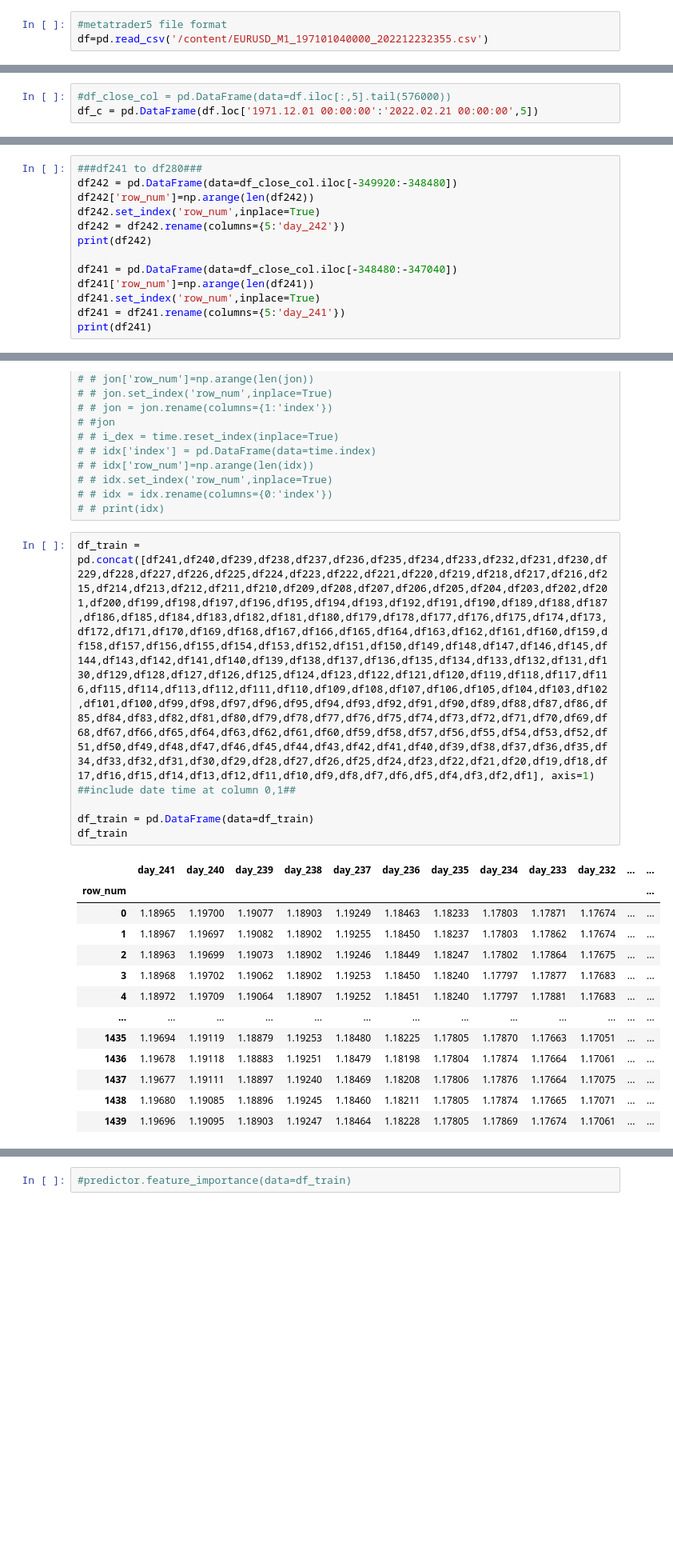
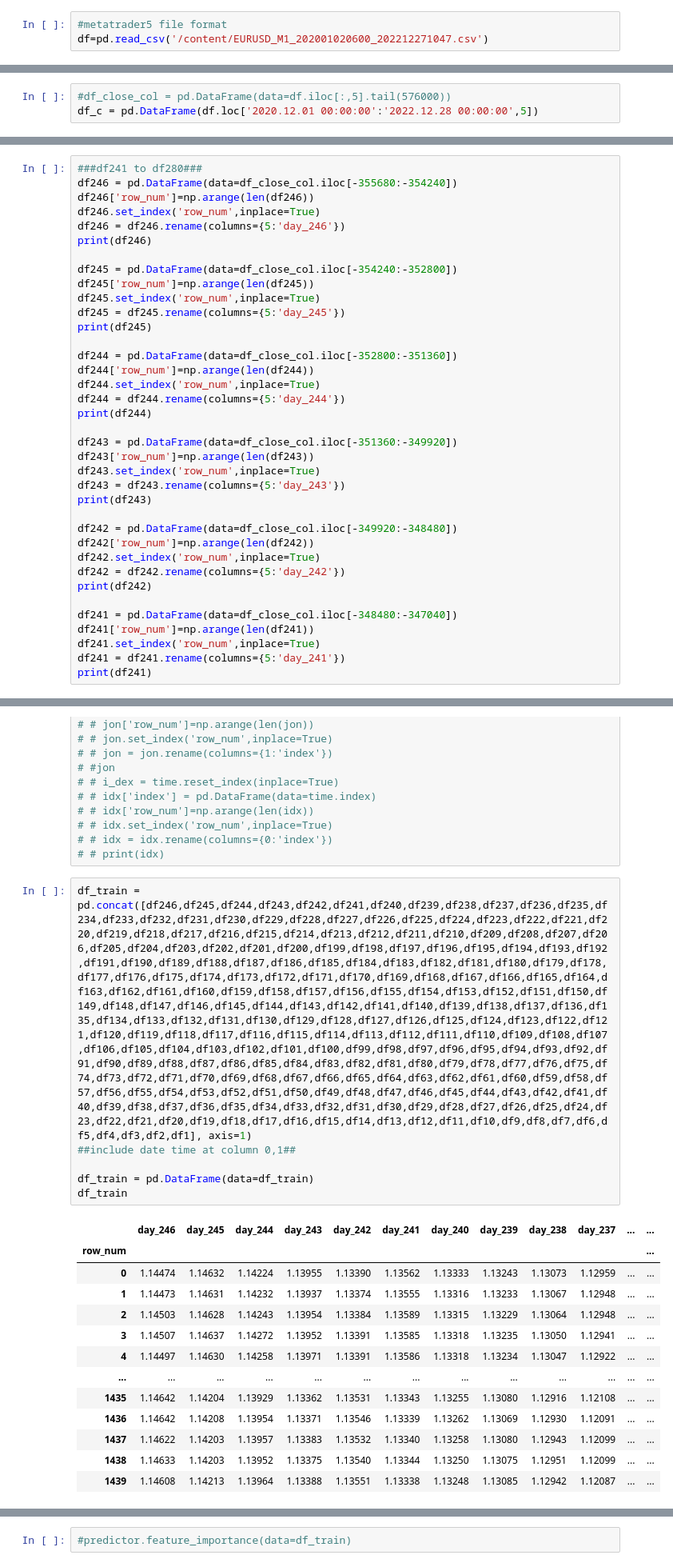
Before and after one commit to gomlfx/ApiaryFund_, a Jupyter notebook: autogluon_next_day_graph_M1_2_0.ipynb, the cells around one changed output, grey strips where cells are left out. Shown at 80% size. Cells and saved outputs as stored; diff of their text form; blank space fills up the shorter version.

```diff
--- a/autogluon_next_day_graph_M1_2_0.ipynb
+++ b/autogluon_next_day_graph_M1_2_0.ipynb
@@ -54,7 +18,7 @@ from sklearn import preprocessing
 from autogluon.tabular import TabularDataset, TabularPredictor
 # %%
 #metatrader5 file format
-df=pd.read_csv('/content/EURUSD_M1_197101040000_202212232355.csv')
+df=pd.read_csv('/content/EURUSD_M1_202001020600_202212271047.csv')
 # %%
 print(df.head())
 print(df.tail())
@@ -125,6 +89,6 @@ df
 # %%
 #df_close_col = pd.DataFrame(data=df.iloc[:,5].tail(576000))
-df_c = pd.DataFrame(df.loc['1971.12.01 00:00:00':'2022.02.21 00:00:00',5])
+df_c = pd.DataFrame(df.loc['2020.12.01 00:00:00':'2022.12.28 00:00:00',5])
 # %%
 df_c
 # %% [output]
@@ -259,5 +223,29 @@ df_close_col
 # %%
 ###df241 to df280###
+df246 = pd.DataFrame(data=df_close_col.iloc[-355680:-354240])
+df246['row_num']=np.arange(len(df246))
+df246.set_index('row_num',inplace=True)
+df246 = df246.rename(columns={5:'day_246'})
+print(df246)
+
+df245 = pd.DataFrame(data=df_close_col.iloc[-354240:-352800])
+df245['row_num']=np.arange(len(df245))
+df245.set_index('row_num',inplace=True)
+df245 = df245.rename(columns={5:'day_245'})
+print(df245)
+
+df244 = pd.DataFrame(data=df_close_col.iloc[-352800:-351360])
+df244['row_num']=np.arange(len(df244))
+df244.set_index('row_num',inplace=True)
+df244 = df244.rename(columns={5:'day_244'})
+print(df244)
+
+df243 = pd.DataFrame(data=df_close_col.iloc[-351360:-349920])
+df243['row_num']=np.arange(len(df243))
+df243.set_index('row_num',inplace=True)
+df243 = df243.rename(columns={5:'day_243'})
+print(df243)
+
 df242 = pd.DataFrame(data=df_close_col.iloc[-349920:-348480])
 df242['row_num']=np.arange(len(df242))
 df242.set_index('row_num',inplace=True)
@@ -1888,22 +1876,22 @@ row_num
 # # idx = idx.rename(columns={0:'index'})
 # # print(idx)
 # %%
-df_train = pd.concat([df241,df240,df239,df238,df237,df236,df235,df234,df233,df232,df231,df230,df229,df228,df227,df226,df225,df224,df223,df222,df221,df220,df219,df218,df217,df216,df215,df214,df213,df212,df211,df210,df209,df208,df207,df206,df205,df204,df203,df202,df201,df200,df199,df198,df197,df196,df195,df194,df193,df192,df191,df190,df189,df188,df187,df186,df185,df184,df183,df182,df181,df180,df179,df178,df177,df176,df175,df174,df173,df172,df171,df170,df169,df168,df167,df166,df165,df164,df163,df162,df161,df160,df159,df158,df157,df156,df155,df154,df153,df152,df151,df150,df149,df148,df147,df146,df145,df144,df143,df142,df141,df140,df139,df138,df137,df136,df135,df134,df133,df132,df131,df130,df129,df128,df127,df126,df125,df124,df123,df122,df121,df120,df119,df118,df117,df116,df115,df114,df113,df112,df111,df110,df109,df108,df107,df106,df105,df104,df103,df102,df101,df100,df99,df98,df97,df96,df95,df94,df93,df92,df91,df90,df89,df88,df87,df86,df85,df84,df83,df82,df81,df80,df79,df78,df77,df76,df75,df74,df73,df72,df71,df70,df69,df68,df67,df66,df65,df64,df63,df62,df61,df60,df59,df58,df57,df56,df55,df54,df53,df52,df51,df50,df49,df48,df47,df46,df45,df44,df43,df42,df41,df40,df39,df38,df37,df36,df35,df34,df33,df32,df31,df30,df29,df28,df27,df26,df25,df24,df23,df22,df21,df20,df19,df18,df17,df16,df15,df14,df13,df12,df11,df10,df9,df8,df7,df6,df5,df4,df3,df2,df1], axis=1)
+df_train = pd.concat([df246,df245,df244,df243,df242,df241,df240,df239,df238,df237,df236,df235,df234,df233,df232,df231,df230,df229,df228,df227,df226,df225,df224,df223,df222,df221,df220,df219,df218,df217,df216,df215,df214,df213,df212,df211,df210,df209,df208,df207,df206,df205,df204,df203,df202,df201,df200,df199,df198,df197,df196,df195,df194,df193,df192,df191,df190,df189,df188,df187,df186,df185,df184,df183,df182,df181,df180,df179,df178,df177,df176,df175,df174,df173,df172,df171,df170,df169,df168,df167,df166,df165,df164,df163,df162,df161,df160,df159,df158,df157,df156,df155,df154,df153,df152,df151,df150,df149,df148,df147,df146,df145,df144,df143,df142,df141,df140,df139,df138,df137,df136,df135,df134,df133,df132,df131,df130,df129,df128,df127,df126,df125,df124,df123,df122,df121,df120,df119,df118,df117,df116,df115,df114,df113,df112,df111,df110,df109,df108,df107,df106,df105,df104,df103,df102,df101,df100,df99,df98,df97,df96,df95,df94,df93,df92,df91,df90,df89,df88,df87,df86,df85,df84,df83,df82,df81,df80,df79,df78,df77,df76,df75,df74,df73,df72,df71,df70,df69,df68,df67,df66,df65,df64,df63,df62,df61,df60,df59,df58,df57,df56,df55,df54,df53,df52,df51,df50,df49,df48,df47,df46,df45,df44,df43,df42,df41,df40,df39,df38,df37,df36,df35,df34,df33,df32,df31,df30,df29,df28,df27,df26,df25,df24,df23,df22,df21,df20,df19,df18,df17,df16,df15,df14,df13,df12,df11,df10,df9,df8,df7,df6,df5,df4,df3,df2,df1], axis=1)
 ##include date time at column 0,1##
 
 df_train = pd.DataFrame(data=df_train)
 df_train
 # %% [output]
-|  | day_241 | day_240 | day_239 | day_238 | day_237 | day_236 | day_235 | day_234 | day_233 | day_232 | ... | ... |
+|  | day_246 | day_245 | day_244 | day_243 | day_242 | day_241 | day_240 | day_239 | day_238 | day_237 | ... | ... |
 | row_num |  |  |  |  |  |  |  |  |  |  |  | ... |
-| 0 | 1.18965 | 1.19700 | 1.19077 | 1.18903 | 1.19249 | 1.18463 | 1.18233 | 1.17803 | 1.17871 | 1.17674 | ... | ... |
-| 1 | 1.18967 | 1.19697 | 1.19082 | 1.18902 | 1.19255 | 1.18450 | 1.18237 | 1.17803 | 1.17862 | 1.17674 | ... | ... |
-| 2 | 1.18963 | 1.19699 | 1.19073 | 1.18902 | 1.19246 | 1.18449 | 1.18247 | 1.17802 | 1.17864 | 1.17675 | ... | ... |
-| 3 | 1.18968 | 1.19702 | 1.19062 | 1.18902 | 1.19253 | 1.18450 | 1.18240 | 1.17797 | 1.17877 | 1.17683 | ... | ... |
-| 4 | 1.18972 | 1.19709 | 1.19064 | 1.18907 | 1.19252 | 1.18451 | 1.18240 | 1.17797 | 1.17881 | 1.17683 | ... | ... |
+| 0 | 1.14474 | 1.14632 | 1.14224 | 1.13955 | 1.13390 | 1.13562 | 1.13333 | 1.13243 | 1.13073 | 1.12959 | ... | ... |
+| 1 | 1.14473 | 1.14631 | 1.14232 | 1.13937 | 1.13374 | 1.13555 | 1.13316 | 1.13233 | 1.13067 | 1.12948 | ... | ... |
+| 2 | 1.14503 | 1.14628 | 1.14243 | 1.13954 | 1.13384 | 1.13589 | 1.13315 | 1.13229 | 1.13064 | 1.12948 | ... | ... |
+| 3 | 1.14507 | 1.14637 | 1.14272 | 1.13952 | 1.13391 | 1.13585 | 1.13318 | 1.13235 | 1.13050 | 1.12941 | ... | ... |
+| 4 | 1.14497 | 1.14630 | 1.14258 | 1.13971 | 1.13391 | 1.13586 | 1.13318 | 1.13234 | 1.13047 | 1.12922 | ... | ... |
 | ... | ... | ... | ... | ... | ... | ... | ... | ... | ... | ... | ... | ... |
-| 1435 | 1.19694 | 1.19119 | 1.18879 | 1.19253 | 1.18480 | 1.18225 | 1.17805 | 1.17870 | 1.17663 | 1.17051 | ... | ... |
-| 1436 | 1.19678 | 1.19118 | 1.18883 | 1.19251 | 1.18479 | 1.18198 | 1.17804 | 1.17874 | 1.17664 | 1.17061 | ... | ... |
-| 1437 | 1.19677 | 1.19111 | 1.18897 | 1.19240 | 1.18469 | 1.18208 | 1.17806 | 1.17876 | 1.17664 | 1.17075 | ... | ... |
-| 1438 | 1.19680 | 1.19085 | 1.18896 | 1.19245 | 1.18460 | 1.18211 | 1.17805 | 1.17874 | 1.17665 | 1.17071 | ... | ... |
-| 1439 | 1.19696 | 1.19095 | 1.18903 | 1.19247 | 1.18464 | 1.18228 | 1.17805 | 1.17869 | 1.17674 | 1.17061 | ... | ... |
+| 1435 | 1.14642 | 1.14204 | 1.13929 | 1.13362 | 1.13531 | 1.13343 | 1.13255 | 1.13080 | 1.12916 | 1.12108 | ... | ... |
+| 1436 | 1.14642 | 1.14208 | 1.13954 | 1.13371 | 1.13546 | 1.13339 | 1.13262 | 1.13069 | 1.12930 | 1.12091 | ... | ... |
+| 1437 | 1.14622 | 1.14203 | 1.13957 | 1.13383 | 1.13532 | 1.13340 | 1.13258 | 1.13080 | 1.12943 | 1.12099 | ... | ... |
+| 1438 | 1.14633 | 1.14203 | 1.13952 | 1.13375 | 1.13540 | 1.13344 | 1.13250 | 1.13075 | 1.12951 | 1.12099 | ... | ... |
+| 1439 | 1.14608 | 1.14213 | 1.13964 | 1.13388 | 1.13551 | 1.13338 | 1.13248 | 1.13085 | 1.12942 | 1.12087 | ... | ... |
```
Also changed, not shown: parts of 32 cells of this notebook.
